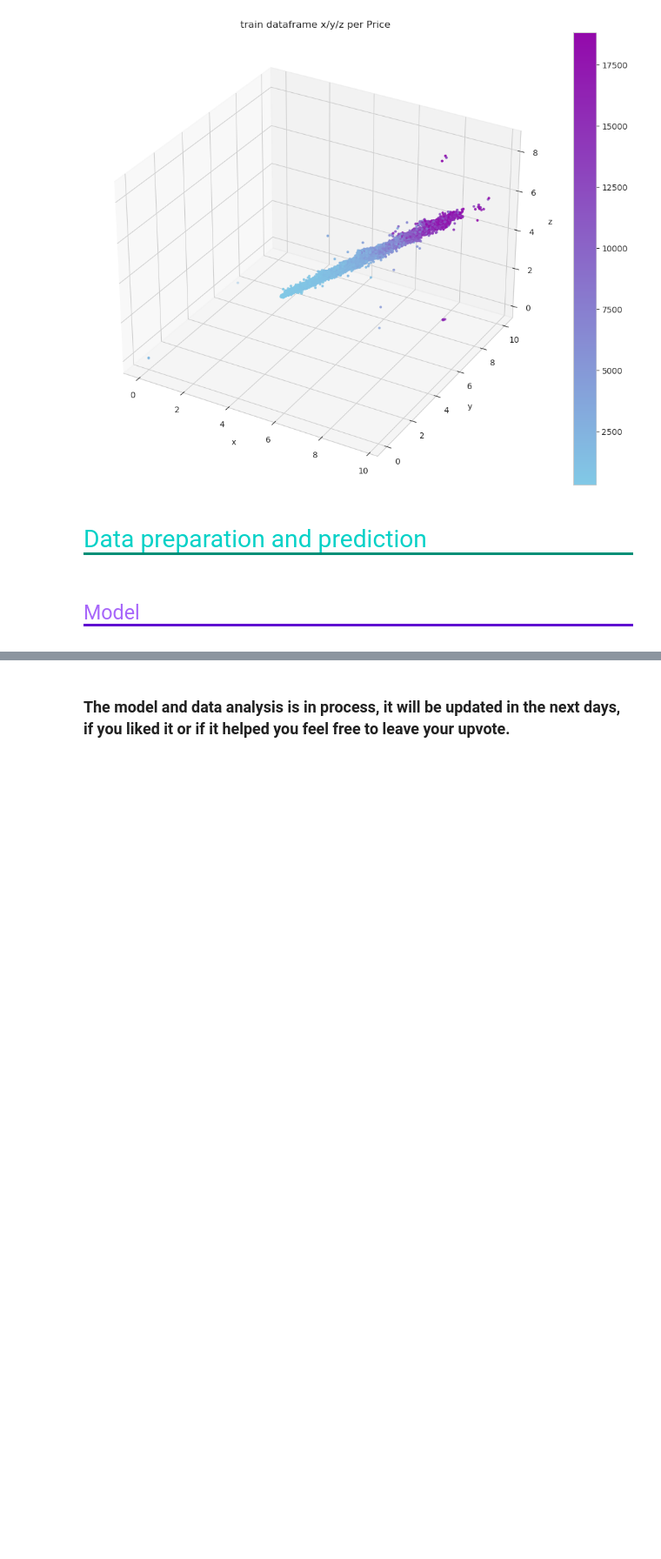
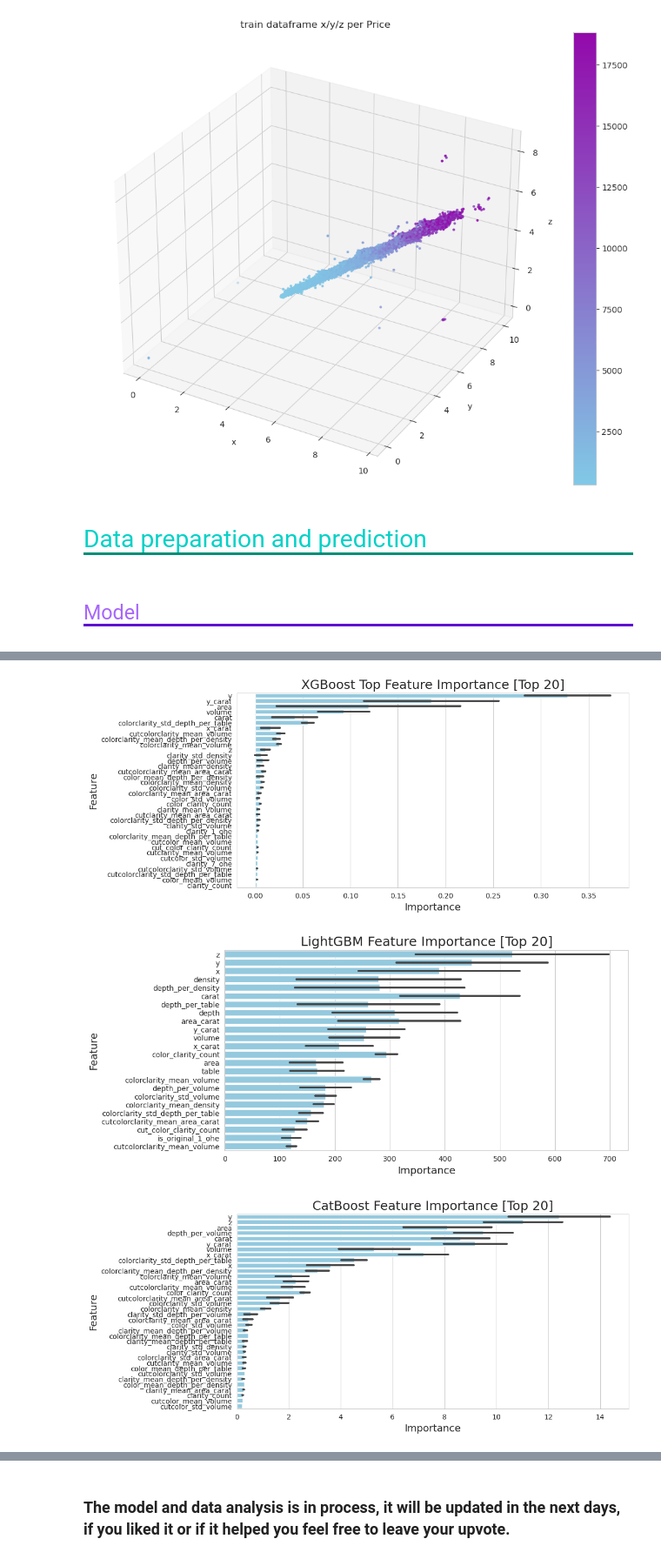
Before and after one commit to fxop0218/PlayGround-Kaggle-Series3, a Jupyter notebook: ps-s3-e8-eda-model-en-es.ipynb, the cells around one changed output, grey strips where cells are left out. Shown at 87% size. Saved outputs shown, nothing was run; the diff lists cells and outputs as text; code cells hidden in the pictures; blank space fills up the shorter version.

```diff
--- a/ps-s3-e8-eda-model-en-es.ipynb
+++ b/ps-s3-e8-eda-model-en-es.ipynb
@@ -894,0 +799,16 @@ NameError: name 'tqdm' is not defined
+# %%
+def train_regressor(regressor, X_train, y_train, X_val, y_val, regressor_params, early_stopping_rounds=500, random_state=42):
+    regressor = regressor(**regressor_params, random_state=random_state)
+    eval_set = [(X_val, y_val)]
+    regressor.fit(X_train, y_train, early_stopping_rounds=early_stopping_rounds, eval_set=eval_set, verbose=1000)
+    val_preds = regressor.predict(X_val)
+    rmse = np.sqrt(mean_squared_error(y_val, val_preds))
+    return regressor, rmse
+xgb_models, lgb_models, cb_models = [], [], []
+xgb_scores, lgb_scores, cb_scores = [], [], []
+for X_train_, X_val, y_train_, y_val in splitter.split_data(X_train, y_train, random_state_list=random_state_list):
+    xgb_model, xgb_rmse = train_regressor(xgb.XGBRegressor, X_train_, y_train_, X_val, y_val, xgb_params)
+    lgb_model, lgb_rmse = train_regressor(lgb.LGBMRegressor, X_train_, y_train_, X_val, y_val, lgb_params)
+    cb_model, cb_rmse = train_regressor(CatBoostRegressor, X_train_, y_train_, X_val, y_val, cb_params)
+    xgb_models.append(deepcopy(xgb_model)), lgb_models.append(deepcopy(lgb_model)), cb_models.append(deepcopy(cb_model))
+    xgb_scores.append(xgb_rmse), lgb_scores.append(lgb_rmse), cb_scores.append(cb_rmse)
@@ -894,0 +920,29 @@ NameError: name 'tqdm' is not defined
+# %%
+def visualize_importance(models, feature_cols, title, top=20):
+    importances = []
+    feature_importance = pd.DataFrame()
+    for i, model in enumerate(models):
+        _df = pd.DataFrame()
+        _df["importance"] = model.feature_importances_
+        _df["feature"] = pd.Series(feature_cols)
+        _df["fold"] = i
+        _df = _df.sort_values('importance', ascending=False)
+        _df = _df.head(top)
+        feature_importance = pd.concat([feature_importance, _df], axis=0, ignore_index=True)
+
+    feature_importance = feature_importance.sort_values('importance', ascending=False)
+    plt.figure(figsize=(10, 5))
+    sns.barplot(x='importance', y='feature', data=feature_importance, color='skyblue', errorbar='sd')
+    plt.xlabel('Importance', fontsize=14)
+    plt.ylabel('Feature', fontsize=14)
+    plt.title(f'{title} Feature Importance [Top {top}]', fontsize=18)
+    plt.grid(True, axis='x')
+    plt.show()
+
+visualize_importance(xgb_models, list(X_train.columns), 'XGBoost Top')
+visualize_importance(lgb_models, list(X_train.columns), 'LightGBM')
+visualize_importance(cb_models, list(X_train.columns), 'CatBoost')
+# %% [output]
+[figure, added]
+[figure, added]
+[figure, added]
```
Also changed, not shown: parts of 26 cells of this notebook, 1 other file.
